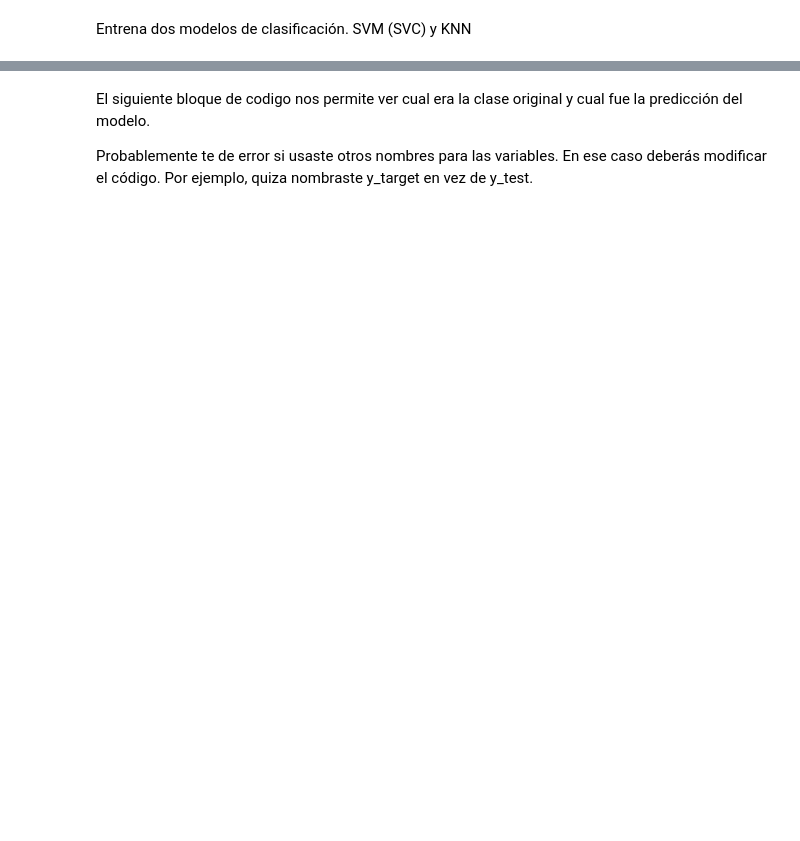
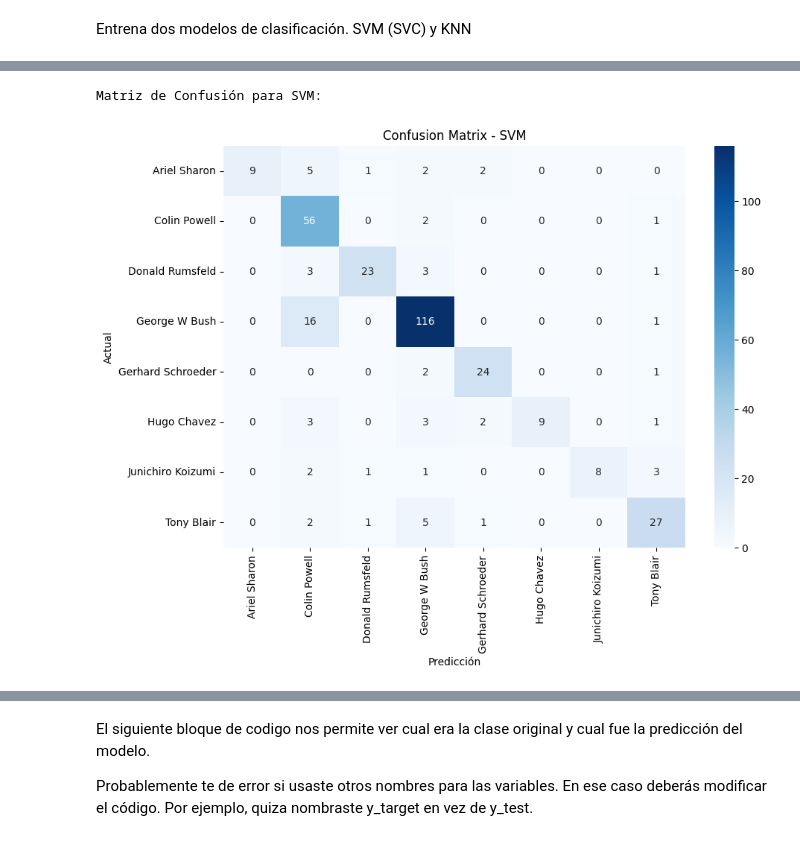
Before and after one commit to Horaciomb/FundamentosDeepLearning, a Jupyter notebook: Clase03/Tarea_2,_Reconocimiento_Facial_usando_PCA_y_SML.ipynb, the cells around one changed output, grey strips where cells are left out. Drawn from its saved outputs; the diff is of its cells as text; code cells hidden in the pictures; blank space fills up the shorter version.

```diff
--- a/Clase03/Tarea_2,_Reconocimiento_Facial_usando_PCA_y_SML.ipynb
+++ b/Clase03/Tarea_2,_Reconocimiento_Facial_usando_PCA_y_SML.ipynb
@@ -120,0 +136,15 @@ Evalua el modelo
+# %%
+print("Entrenando el clasificador SVM...")
+t0 = time()
+svm = SVC(kernel='rbf', class_weight='balanced', random_state=42)
+svm.fit(X_train_pca, y_train)
+print("Tiempo de entrenamiento del SVM: {:.2f} segundos".format(time() - t0))
+
+# Realizar predicciones sobre el conjunto de prueba
+predictions_svm = svm.predict(X_test_pca)
+
+# Imprimir reporte de clasificación y precisión
+print("\nReporte de clasificación para SVM:\n")
+print(classification_report(y_test, predictions_svm, target_names=faces.target_names))
+accuracy_svm = accuracy_score(y_test, predictions_svm)
+print("Precisión del modelo SVM: {:.2f}%".format(accuracy_svm * 100))
@@ -120,0 +200,13 @@ Evalua el modelo
+# %%
+matrix = confusion_matrix(y_test, predictions_svm)
+print("\nMatriz de Confusión para SVM:")
+plt.figure(figsize=(10, 7))
+sns.heatmap(matrix, annot=True, fmt='d', cmap='Blues',
+            xticklabels=faces.target_names, yticklabels=faces.target_names)
+plt.xlabel('Predicción')
+plt.ylabel('Actual')
+plt.title('Confusion Matrix - SVM')
+plt.show()
+# %% [output]
+Matriz de Confusión para SVM:
+[figure, added]
```
Also changed, not shown: parts of 19 cells of this notebook.
